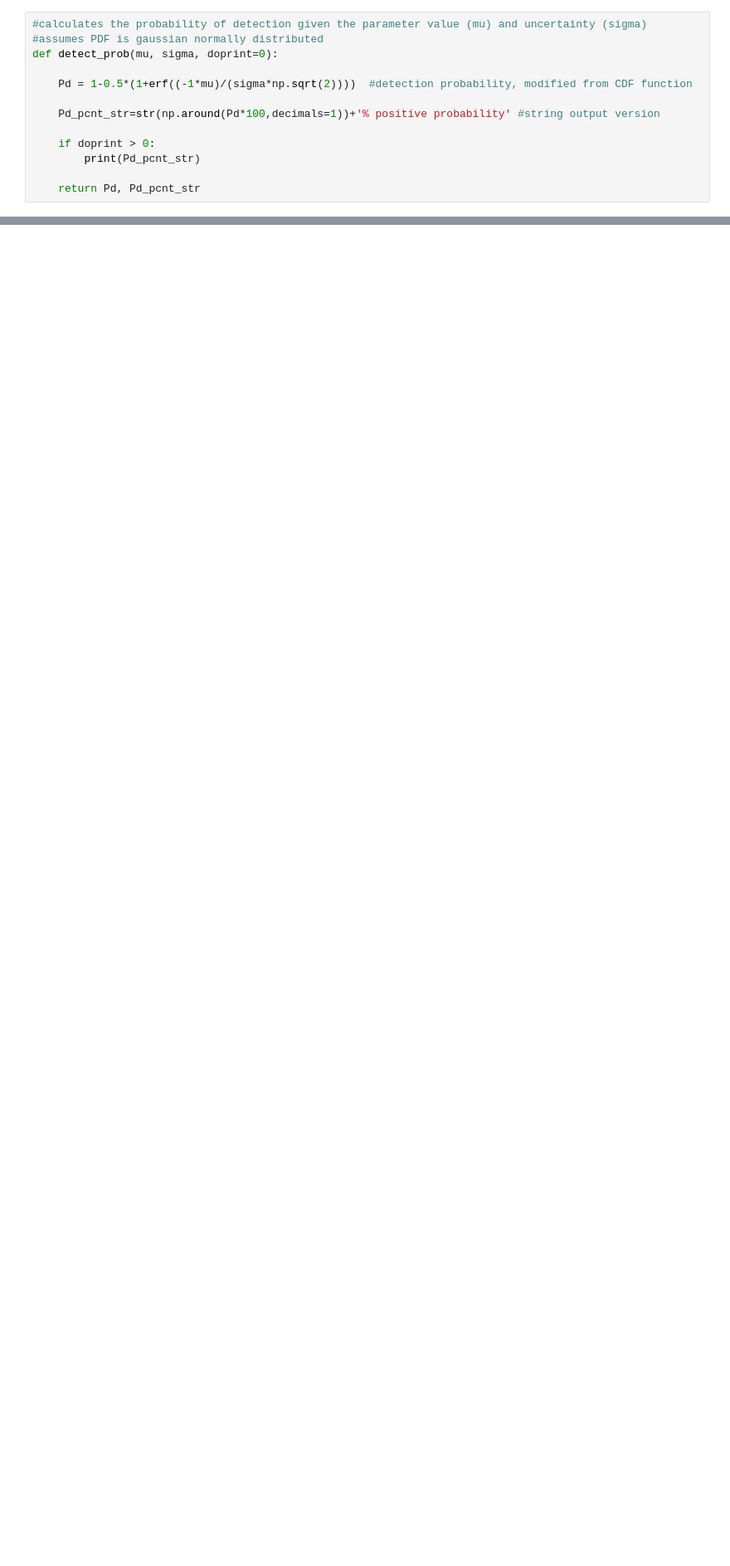
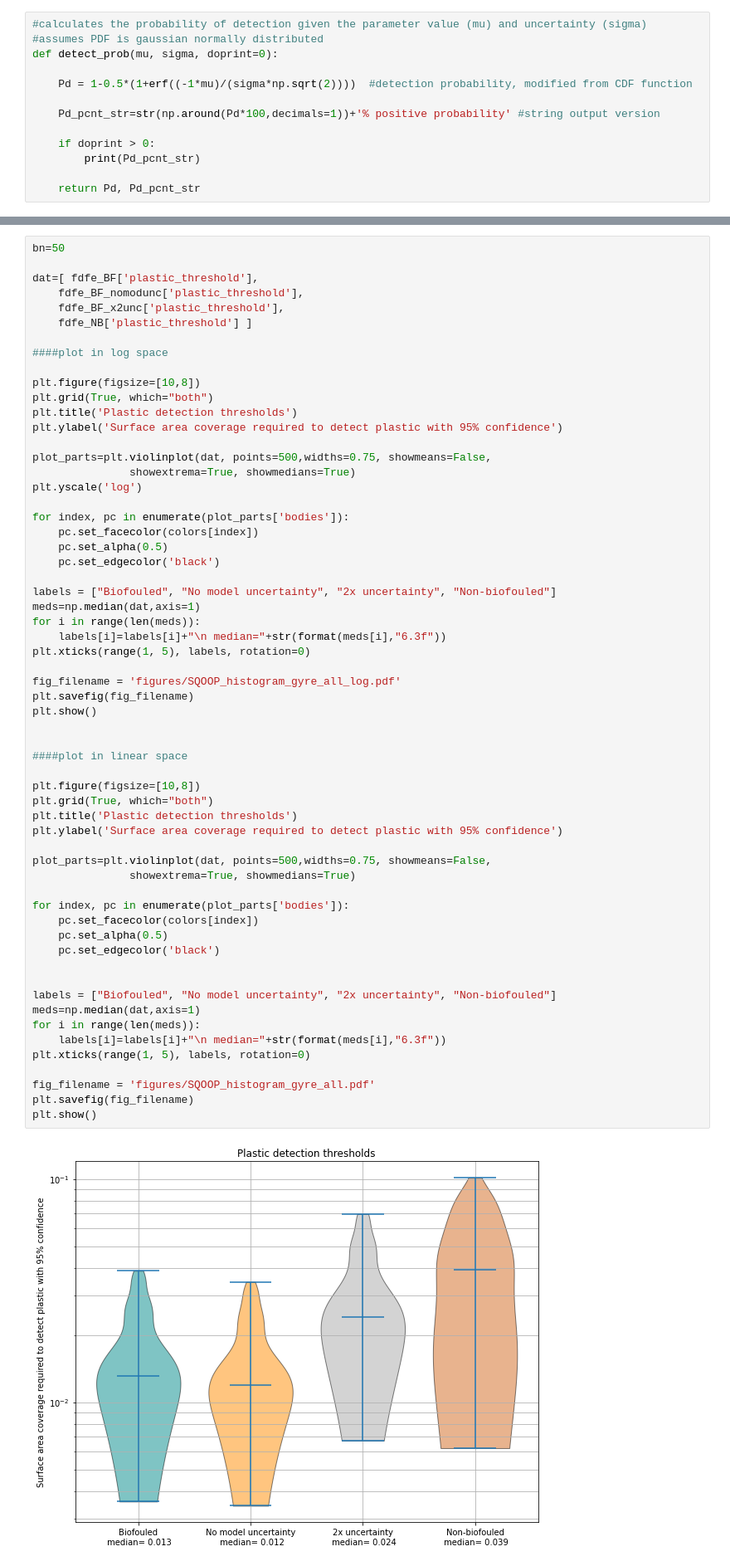
Before and after one commit to knobelsp/SQOOP, a Jupyter notebook: SQOOP_RodgersICA_Amir_plot_gyre.ipynb, the cells around one changed output, grey strips where cells are left out. Shown at 83% size. Cells and saved outputs as stored; diff of their text form; blank space fills up the shorter version.

```diff
--- a/SQOOP_RodgersICA_Amir_plot_gyre.ipynb
+++ b/SQOOP_RodgersICA_Amir_plot_gyre.ipynb
@@ -155,0 +129,62 @@ plt.show()
+# %%
+bn=50
+
+dat=[ fdfe_BF['plastic_threshold'],
+    fdfe_BF_nomodunc['plastic_threshold'],
+    fdfe_BF_x2unc['plastic_threshold'],
+    fdfe_NB['plastic_threshold'] ]
+
+####plot in log space
+
+plt.figure(figsize=[10,8])
+plt.grid(True, which="both")
+plt.title('Plastic detection thresholds')
+plt.ylabel('Surface area coverage required to detect plastic with 95% confidence')
+
+plot_parts=plt.violinplot(dat, points=500,widths=0.75, showmeans=False,
+               showextrema=True, showmedians=True)
+plt.yscale('log')
+
+for index, pc in enumerate(plot_parts['bodies']):
+    pc.set_facecolor(colors[index])
+    pc.set_alpha(0.5)
+    pc.set_edgecolor('black')
+
+labels = ["Biofouled", "No model uncertainty", "2x uncertainty", "Non-biofouled"]
+meds=np.median(dat,axis=1)
+for i in range(len(meds)):
+    labels[i]=labels[i]+"\n median="+str(format(meds[i],"6.3f"))
+plt.xticks(range(1, 5), labels, rotation=0)
+
+fig_filename = 'figures/SQOOP_histogram_gyre_all_log.pdf'
+plt.savefig(fig_filename)
+plt.show()
+
+
+####plot in linear space
+
+plt.figure(figsize=[10,8])
+plt.grid(True, which="both")
+plt.title('Plastic detection thresholds')
+plt.ylabel('Surface area coverage required to detect plastic with 95% confidence')
+
+plot_parts=plt.violinplot(dat, points=500,widths=0.75, showmeans=False,
+               showextrema=True, showmedians=True)
+
+for index, pc in enumerate(plot_parts['bodies']):
+    pc.set_facecolor(colors[index])
+    pc.set_alpha(0.5)
+    pc.set_edgecolor('black')
+
+
+labels = ["Biofouled", "No model uncertainty", "2x uncertainty", "Non-biofouled"]
+meds=np.median(dat,axis=1)
+for i in range(len(meds)):
+    labels[i]=labels[i]+"\n median="+str(format(meds[i],"6.3f"))
+plt.xticks(range(1, 5), labels, rotation=0)
+
+fig_filename = 'figures/SQOOP_histogram_gyre_all.pdf'
+plt.savefig(fig_filename)
+plt.show()
+# %% [output]
+[figure, added]
```
Also changed, not shown: parts of 10 cells of this notebook, 5 other files.
